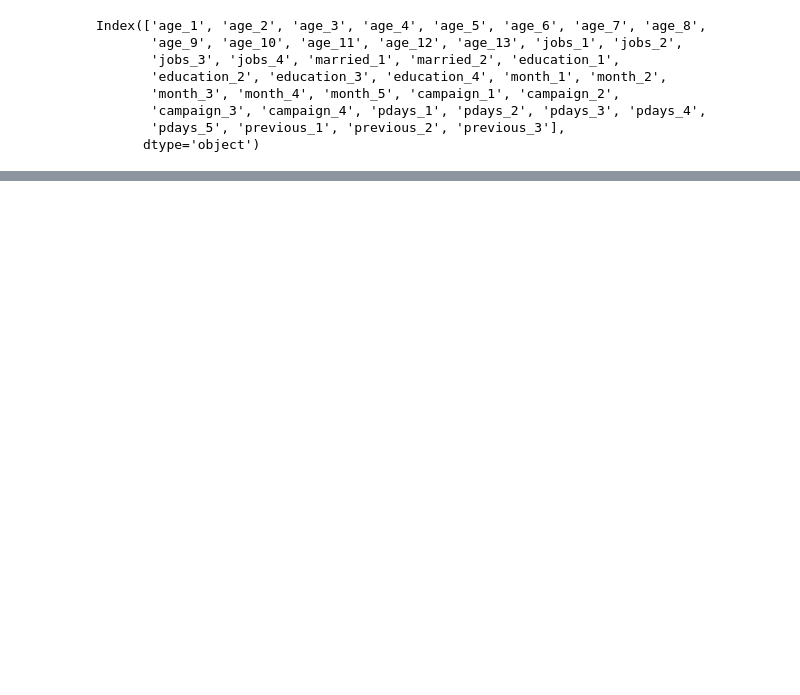
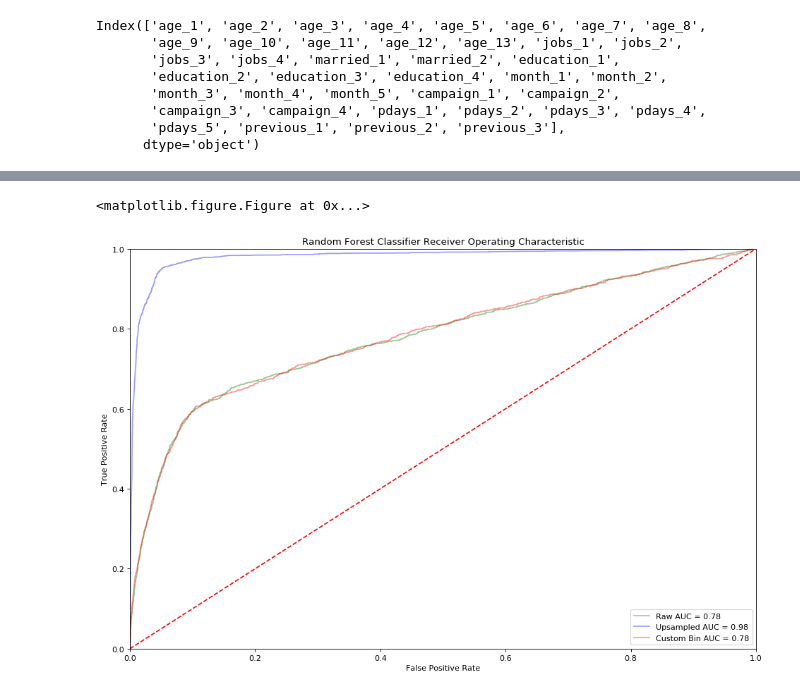
Before and after one commit to kcalab92/Springboard-DataScience, a Jupyter notebook: Bank Loan Subscription/Model.1.ipynb, the cells around one changed output, grey strips where cells are left out. Cells and saved outputs as stored; diff of their text form; code cells hidden in the pictures; blank space fills up the shorter version.

```diff
--- a/Bank Loan Subscription/Model.1.ipynb
+++ b/Bank Loan Subscription/Model.1.ipynb
@@ -229,5 +876,3 @@ Feature importance determined from random forest
-# %%
-X_test = X_test.drop(['job', 'marital', 'education'],axis=1)
 # %%
 train_score = rfc.score(X_train, y_train)
 print("Train: {}".format(train_score))
@@ -244,8 +889,8 @@ print('Starting random search on RFC at: ', datetime.datetime.now())
 param_grid = {
               "n_estimators": np.arange(300, 400, 10),
               "max_features" : ['auto'],
-              "min_samples_leaf": np.arange(7,13,1),
-              'max_depth' : np.arange(25, 55, 5)
+              "min_samples_leaf": np.arange(2,12,2),
+              'max_depth' : np.arange(10, 35, 5)
 }
 
 rfc = RandomForestClassifier(n_jobs=-1, oob_score= True, random_state = 0)
@@ -280,4 +925,11 @@ test_score = rfc.score(X_test, y_test)
 print("Test: {}".format(test_score))
 
 print('Ending random search on RFR at: ', datetime.datetime.now())
+
+# ROC curve calculations
+probs = rfc.predict_proba(X_test)
+preds = probs[:,1]
+fpr_rfc, tpr_rfc, threshold_rfc = roc_curve(y_test, preds)
+roc_auc_rfc = auc(fpr_rfc, tpr_rfc)
+print('AUC: ', roc_auc_rfc)
 # %% [output]
@@ -357,3 +1081,25 @@ Ending random search on RFR at:  2018-04-19 23:12:55.410525
+# %%
+plt.gcf().clear()
+
+plt.figure(num=None, figsize=(12, 8), dpi=80, facecolor='w', edgecolor='k')
+
+plt.title('Random Forest Classifier Receiver Operating Characteristic')
+plt.plot(fpr_rfc, tpr_rfc, 'g', label = 'Raw AUC = %0.2f' % roc_auc_rfc, alpha=.4)
+plt.plot(fpr_rfc_us, tpr_rfc_us, 'b', label = 'Upsampled AUC = %0.2f' % roc_auc_rfc_us, alpha=.4)
+plt.plot(fpr_rfc_cb, tpr_rfc_cb, 'r', label = 'Custom Bin AUC = %0.2f' % roc_auc_rfc_cb, alpha=.4)
+
+plt.legend(loc = 'lower right')
+plt.plot([0, 1], [0, 1],'r--')
+plt.xlim([0, 1])
+plt.ylim([0, 1])
+plt.ylabel('True Positive Rate')
+plt.xlabel('False Positive Rate')
+
+plt.tight_layout()
+plt.show()
+# %% [output]
+<matplotlib.figure.Figure at 0x...>
+[figure, added]
 # %%
 mlpc = MLPClassifier()
 mlpc.fit(X_train, y_train)
```
Also changed, not shown: parts of 96 cells of this notebook.
